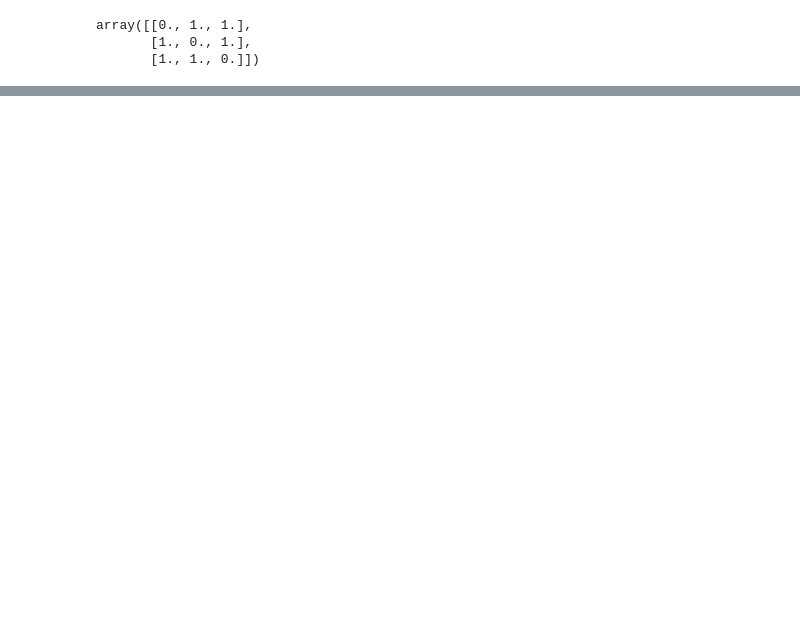
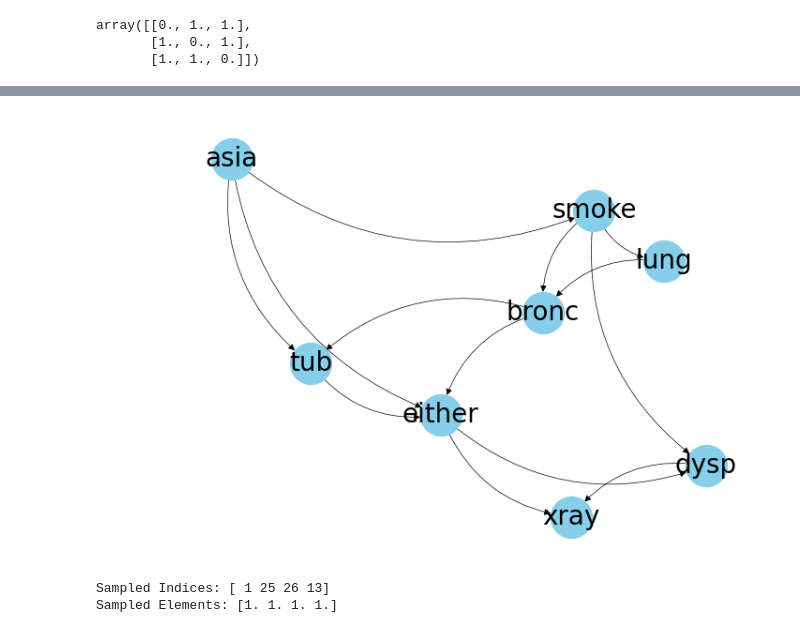
Before and after one commit to fredparrela/GA_PYTHON_MATLAB, a Jupyter notebook: experiments.ipynb, the cells around one changed output, grey strips where cells are left out. Saved outputs shown, nothing was run; the diff lists cells and outputs as text; code cells hidden in the pictures; blank space fills up the shorter version.

```diff
--- a/experiments.ipynb
+++ b/experiments.ipynb
@@ -409,0 +475,6 @@ GA.plot_digraph(bayesian_network_individual.adjacency_matrix,np.array(data.colum
+# %%
+prole1=indi2.crossover(bayesian_network_individual)
+# %%
+GA.plot_digraph(prole1[0].adjacency_matrix,np.array(data.columns))
+# %% [output]
+[figure, added]
@@ -409,0 +483,21 @@ GA.plot_digraph(bayesian_network_individual.adjacency_matrix,np.array(data.colum
+# %%
+# Create a NumPy array
+my_array = aux
+
+# Define the number of elements to sample (n)
+mu = np.random.choice(len(my_array), 1, replace=False)
+if(mu>4):
+    mu=4
+
+# Use np.random.choice() to randomly select 'n' indices
+sampled_indices = np.random.choice(len(my_array), mu, replace=False)
+
+# Get the elements at the sampled indices
+sampled_elements = my_array[sampled_indices]
+
+# Print the sampled indices and elements
+print("Sampled Indices:", sampled_indices)
+print("Sampled Elements:", sampled_elements)
+# %% [output]
+Sampled Indices: [ 1 25 26 13]
+Sampled Elements: [1. 1. 1. 1.]
```
Also changed, not shown: parts of 59 cells of this notebook, 1 other file.
